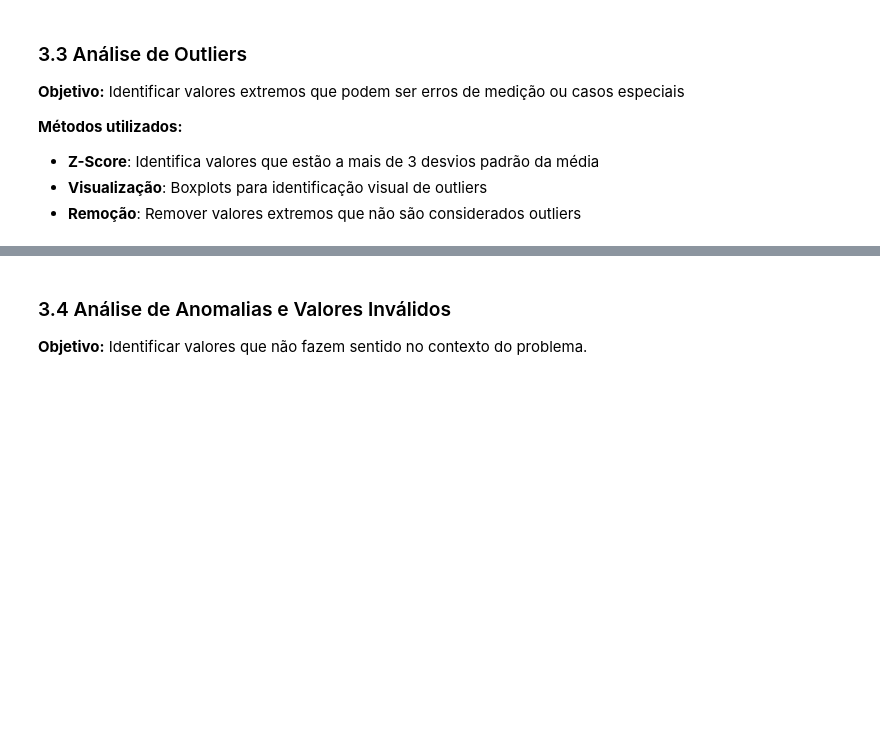
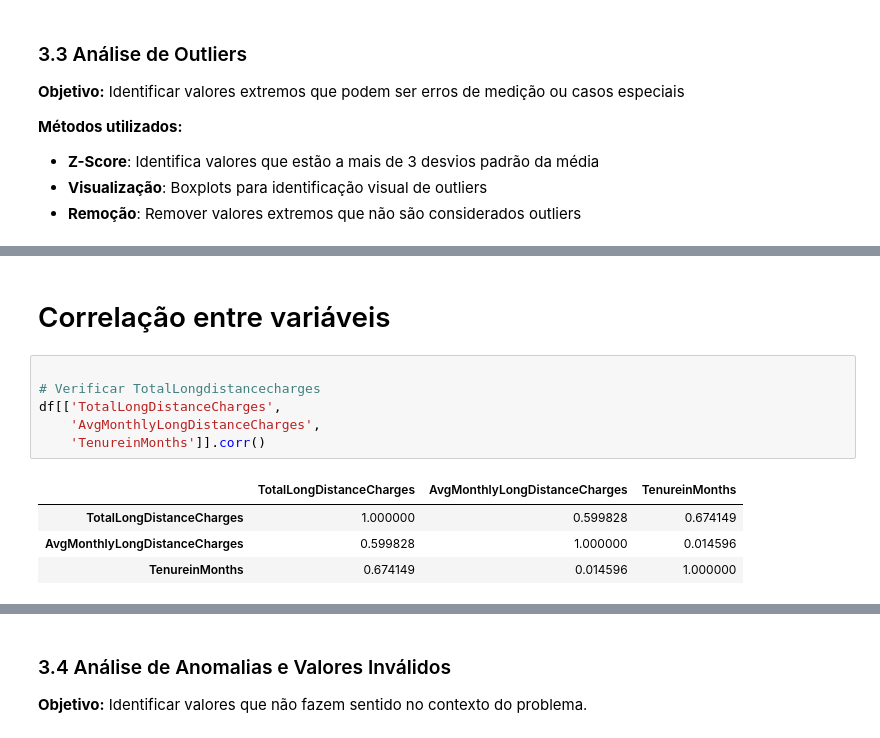
Before and after one commit to crisleymarques/postech-ml-challenge-fase-1, a Jupyter notebook: notebooks/Analise_Exploratoria_Dados.ipynb, the cells around one changed output, grey strips where cells are left out. Drawn from its saved outputs; the diff is of its cells as text; blank space fills up the shorter version.

```diff
--- a/notebooks/Analise_Exploratoria_Dados.ipynb
+++ b/notebooks/Analise_Exploratoria_Dados.ipynb
@@ -422,0 +451,13 @@ Os dados estão bem distribuídos, sem outliers. Se houver outiliers, técnicas
+# %% [markdown]
+# Correlação entre variáveis
+# %%
+
+# Verificar TotalLongdistancecharges
+df[['TotalLongDistanceCharges',
+    'AvgMonthlyLongDistanceCharges',
+    'TenureinMonths']].corr()
+# %% [output]
+|  | TotalLongDistanceCharges | AvgMonthlyLongDistanceCharges | TenureinMonths |
+| TotalLongDistanceCharges | 1.000000 | 0.599828 | 0.674149 |
+| AvgMonthlyLongDistanceCharges | 0.599828 | 1.000000 | 0.014596 |
+| TenureinMonths | 0.674149 | 0.014596 | 1.000000 |
```
Also changed, not shown: parts of 18 cells of this notebook, 7 other files.
